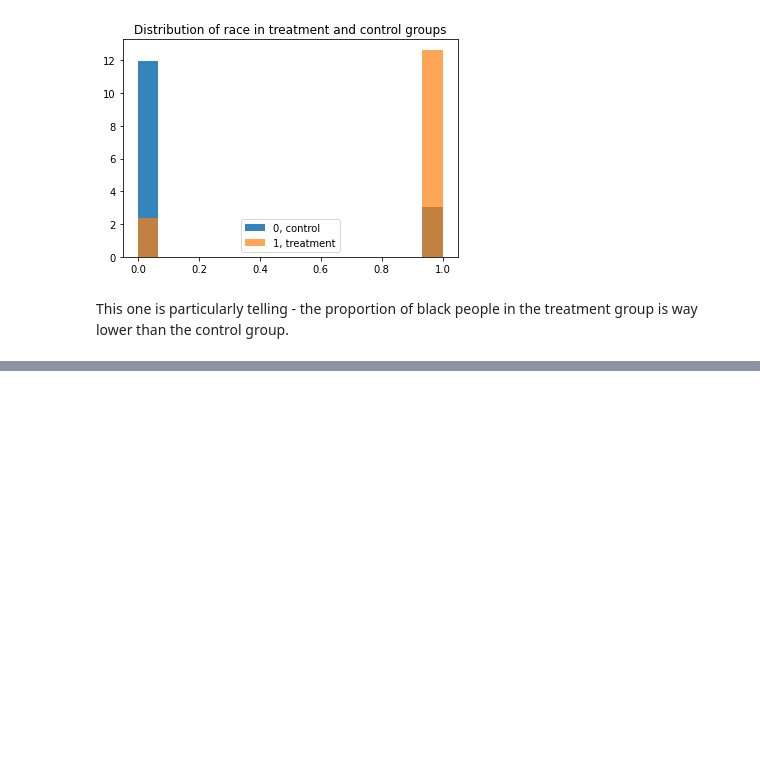
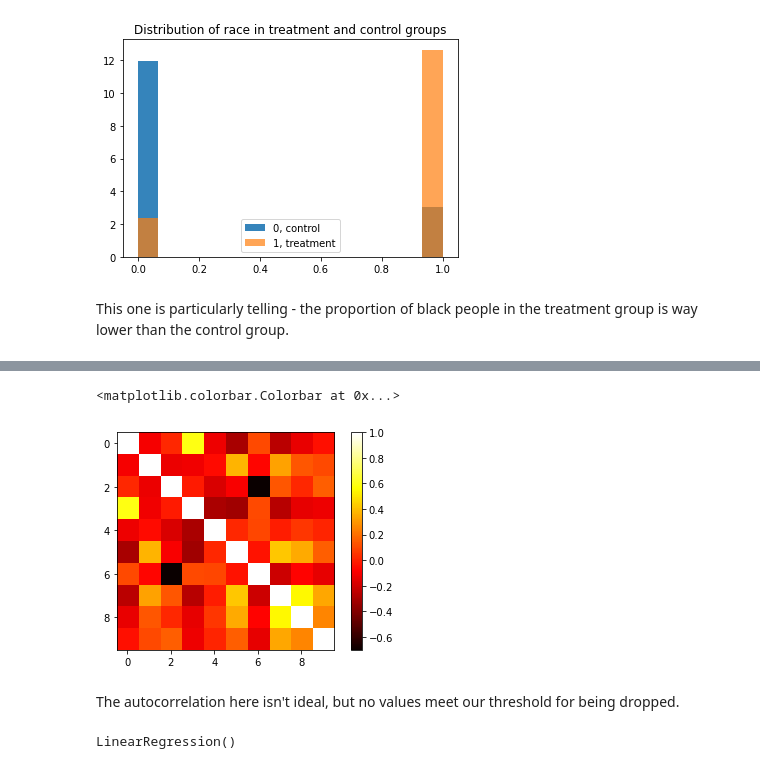
Before and after one commit to Cameron-Watts/Capstone-notebooks, a Jupyter notebook: Notebooks/Matching and Causal Inference/Matching and Causal Inference.ipynb, the cells around one changed output, grey strips where cells are left out. Saved outputs shown, nothing was run; the diff lists cells and outputs as text; code cells hidden in the pictures; blank space fills up the shorter version.

```diff
--- a/Notebooks/Matching and Causal Inference/Matching and Causal Inference.ipynb
+++ b/Notebooks/Matching and Causal Inference/Matching and Causal Inference.ipynb
@@ -165,0 +193,6 @@ causal = CausalModel(
+# %%
+#Firstly we check for autocorrelation, something that can affect the regression
+
+#Display a matrix of correlation coefficients (r)
+corr = df.corr()
+corr
@@ -165,0 +211,8 @@ causal = CausalModel(
+# %%
+plt.imshow(corr, cmap="hot")
+plt.colorbar()
+# %% [output]
+<matplotlib.colorbar.Colorbar at 0x...>
+[figure, added]
+# %% [markdown]
+The autocorrelation here isn't ideal, but no values meet our threshold for being dropped.
@@ -165,0 +224,8 @@ causal = CausalModel(
+# %%
+#Train a linear regression
+
+reg = linear_model.LinearRegression()
+
+reg.fit(X, y)
+# %% [output]
+LinearRegression()
```
Also changed, not shown: parts of 27 cells of this notebook.
